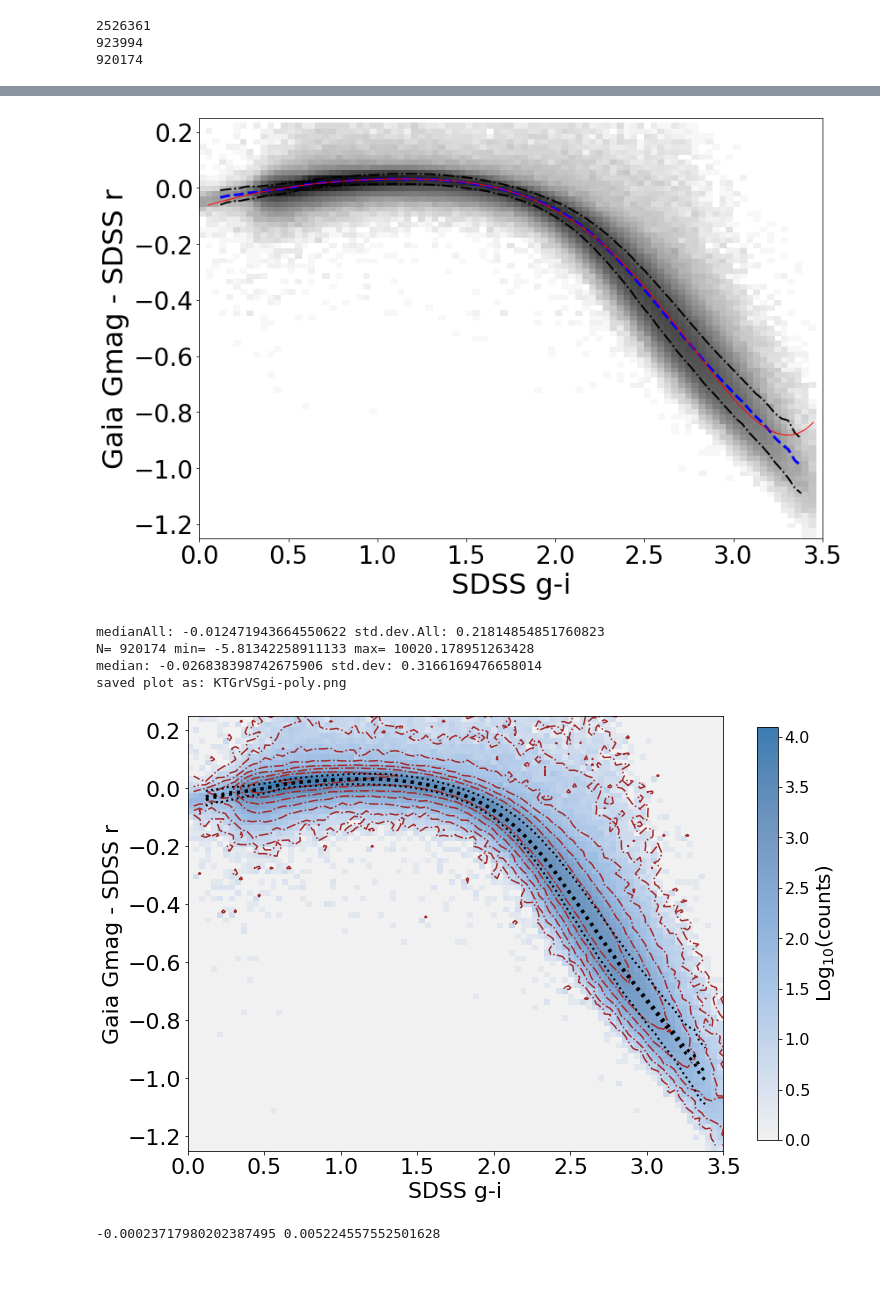
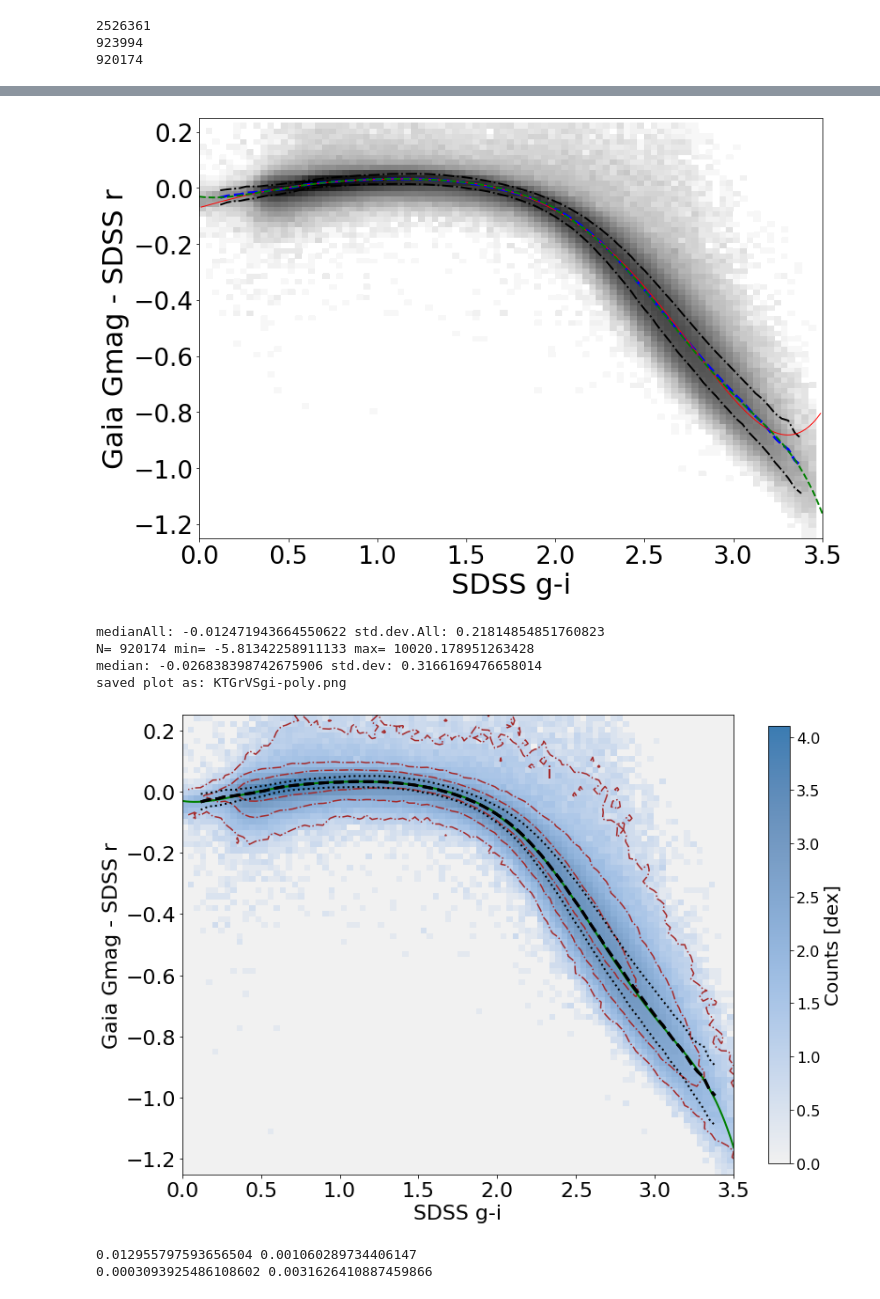
Before and after one commit to Karuntg/SDSS_SSC, a Jupyter notebook: Analysis_2020/refereeResponse.ipynb, the cells around one changed output, grey strips where cells are left out. Drawn from its saved outputs; the diff is of its cells as text; code cells hidden in the pictures; blank space fills up the shorter version.

Commit message:
more plots

```diff
--- a/Analysis_2020/refereeResponse.ipynb
+++ b/Analysis_2020/refereeResponse.ipynb
@@ -276,7 +276,7 @@ def plotdelMagBWreferee(d, kw):
     #ax.plot(xBinM, TwoSigM, c='silver', linewidth=3)
     #
     ## a horrible hack to produce the plot for the referee
-    if ((kw['offset'] > -3)&(kw['offset'] < -1)):
+    if (True & (kw['offset'] > -3)&(kw['offset'] < -1)):
         import ZItools as zit
         polyOrder = 6
         print('plotdelMagBWreferee: fitting poly order', polyOrder)
@@ -289,6 +289,22 @@ def plotdelMagBWreferee(d, kw):
         yfit = zit.polynomial_fit(thetaCloc, xfit)
         ax.plot(xBinM, medianBinM, c='blue', linewidth=3, linestyle='dashed')
         ax.plot(xfit, yfit, c='red', linewidth=1, linestyle='solid')
+
+    if True:
+        import ZItools as zit
+        thetaB = np.array([-0.03072275, -0.08849704,  0.66316949, -1.01794905,  0.72621097,  -0.25471178,  0.03365648])
+        thetaR = np.array([ 9.64879889, -8.41145027, -7.98335114, 13.7570958 , -7.09725591, 1.59930352, -0.13510468])
+        thetaB = np.array([-0.0307, -0.0885,  0.6632, -1.0179,  0.7262,  -0.2547,  0.0337])
+        thetaR = np.array([ 9.6488, -8.4115, -7.9834, 13.757 , -7.0973, 1.5993, -0.1351])
+
+        xfit2 = np.linspace(0.0, 3.5, 1000)
+        yfitB = zit.polynomial_fit(thetaB, xfit2)
+        yfitR = zit.polynomial_fit(thetaR, xfit2)
+        yfit2 = np.where(xfit2 < 2.0, yfitB, yfitR)
+        ax.plot(xfit2, yfit2, c='green', linewidth=2, linestyle='dashed')
+        xfit = xfit2
+        yfit = yfit2
+        thetaCloc = thetaB
 
     labelFontSize = 32
     ticksFontSize = 28
@@ -344,8 +360,8 @@ def plotGmag2Ddiagrams(d, plotFit=False):
     plotName = plotNameRoot + '.png'
     kw = {"Xstr":'gi', "Xmin":0.0, "Xmax":3.5, "Xlabel":'SDSS g-i', \
           "Ystr":'gGr_new', "Ymin":-1.25, "Ymax":0.25, "Ylabel":'Gaia Gmag - SDSS r', \
-          "XminB":0.1, "XmaxB":3.4, "XminBfit":0.05, "XmaxBfit":3.45, "nBin":90, \
-          "plotName":plotName, "Nsigma":3, "offset":0.0, "symbSize":0.05}
+          "XminB":0.1, "XmaxB":3.4, "XminBfit":0.01, "XmaxBfit":3.49, "nBin":90, \
+          "plotName":plotName, "Nsigma":0, "offset":0.0, "symbSize":0.05}
     kw["nBinX"] = 90
     kw["nBinY"] = 80
     kw["cmap"] = 'cet_CET_L12'
@@ -356,24 +372,27 @@ def plotGmag2Ddiagrams(d, plotFit=False):
     kw["XmaxBin"] = kw["XmaxB"]
     kw["plotName"] = 'KT' + kw["plotName"]
     kw["contur"] = True
+    kw['cbar_tix'] = [1., 2., 3.]
     ktt.plotdelMag2logDC_KT(d, kw)
     return xBin, medianBin, xfit, yfit, theta
 # %%
 xBin, medianBin, xfit, yfit, theta = plotGmag2Ddiagrams(mOK, plotFit=True)
 resid = medianBin - np.interp(xBin, xfit, yfit)
-residOK = resid[(xBin>0.4)&(xBin<3.0)]
+residOK = resid[(xBin>0.0)&(xBin<3.5)]
 residOK2 = residOK[np.abs(residOK)<0.3]
+print(np.max(np.abs(residOK2)), np.mean(residOK2))
 print(np.median(residOK2), np.std(residOK2))
 # %% [output]
 medianAll: -0.012471943664550622 std.dev.All: 0.21814854851760823
 N= 920174 min= -5.81342258911133 max= 10020.178951263428
 median: -0.026838398742675906 std.dev: 0.3166169476658014
 plotdelMagBWreferee: fitting poly order 6
 plotdelMagBWreferee: saved plot as: GrVSgi-poly.png
-[figure, old version]
+[figure, new version]
 medianAll: -0.012471943664550622 std.dev.All: 0.21814854851760823
 N= 920174 min= -5.81342258911133 max= 10020.178951263428
 median: -0.026838398742675906 std.dev: 0.3166169476658014
 saved plot as: KTGrVSgi-poly.png
-[figure, old version]
+[figure, new version]
--0.00023717980202387495 0.005224557552501628
+0.012955797593656504 0.001060289734406147
+0.0003093925486108602 0.0031626410887459866
```
Also changed, not shown: parts of 9 cells of this notebook.
